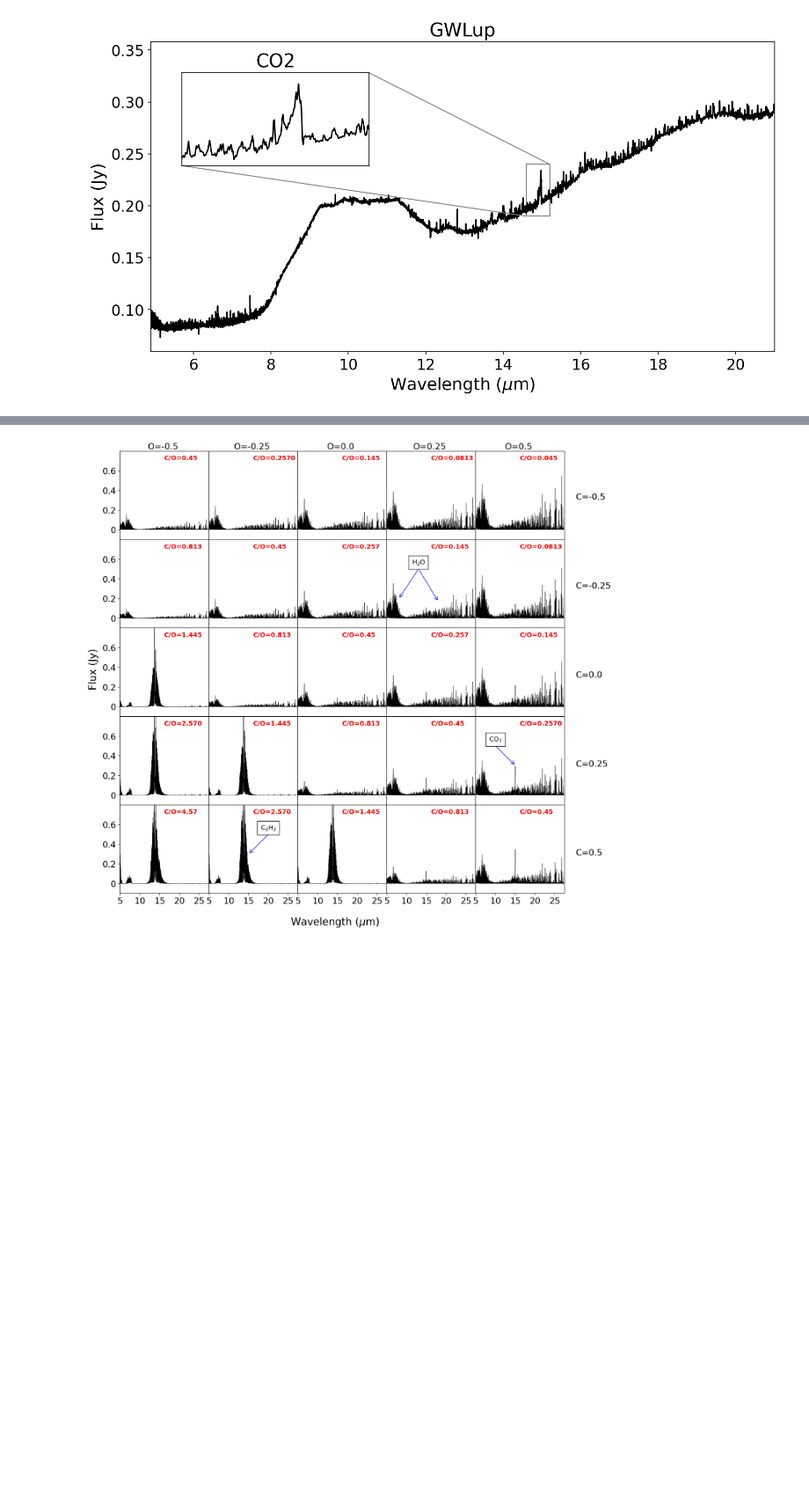
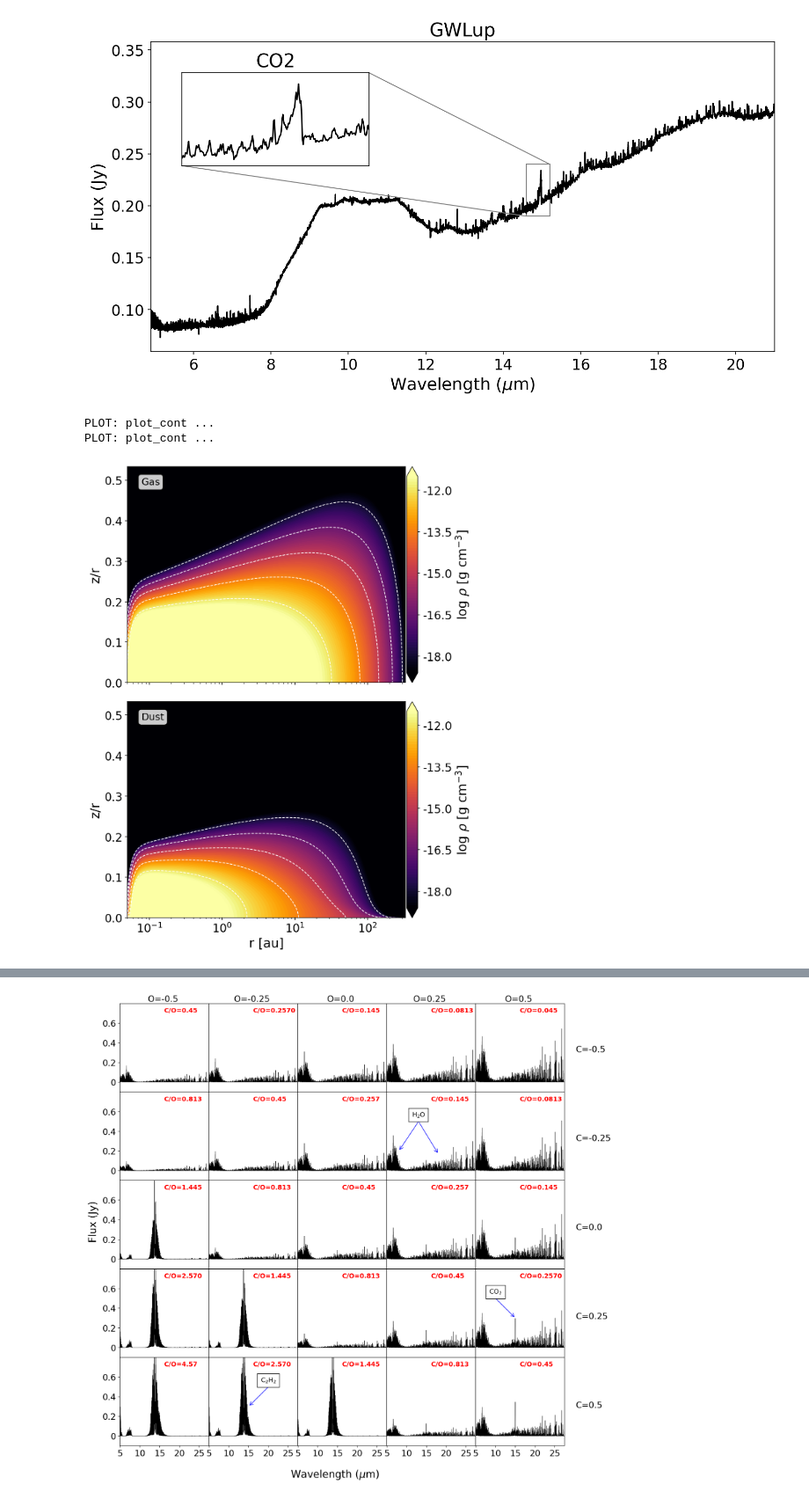
Before and after one commit to nielsklerk/BRP, a Jupyter notebook: PresentationFigures.ipynb, the cells around one changed output, grey strips where cells are left out. Shown at 88% size. Drawn from its saved outputs; the diff is of its cells as text; code cells hidden in the pictures; blank space fills up the shorter version.

Commit message:
added even more images for the presentation

```diff
--- a/PresentationFigures.ipynb
+++ b/PresentationFigures.ipynb
@@ -265,3 +265,34 @@ plt.savefig(f'Figures/GWLup5.jpg', bbox_inches='tight')
 plt.show()
 # %% [output]
 [figure]
+# %%
+with open('ProDiMoData1000_N.pkl', 'rb') as f:
+    models = pickle.load(f)
+# %%
+for i, model in enumerate(models):
+    if i != 12:
+        continue
+
+    fig, axs = plt.subplots(2, 1, figsize=(8, 10))  # 2x1 layout
+    pp = pplot.Plot(None)
+    constyle = {"cmap": "inferno", "extend": "both", "cb_format": "%.1f", "zlim": [3.e-19, 3.e-12]}
+
+    fig = pp.plot_cont(model, model.rhog, label=r"log $\rho$ [g cm$^{-3}$]", ax=axs[0], **constyle)
+    fig = pp.plot_cont(model, model.rhod, label=r"log $\rho$ [g cm$^{-3}$]", ax=axs[1], **constyle)
+
+    props = dict(boxstyle='round', facecolor='white', alpha=0.8)
+    axs[0].text(0.05, 0.95, "Gas", transform=axs[0].transAxes, fontsize=14,
+                verticalalignment='top', bbox=props)
+    axs[1].text(0.05, 0.95, "Dust", transform=axs[1].transAxes, fontsize=14,
+                verticalalignment='top', bbox=props)
+
+    axs[0].set_xlabel("")
+    axs[0].set_xticklabels([])
+
+    plt.tight_layout()
+    plt.savefig('Figures/Density.jpg', bbox_inches='tight')
+    plt.show()
+# %% [output]
+PLOT: plot_cont ...
+PLOT: plot_cont ...
+[figure, added]
```
Also changed, not shown: parts of 8 cells of this notebook, 4 other files.
